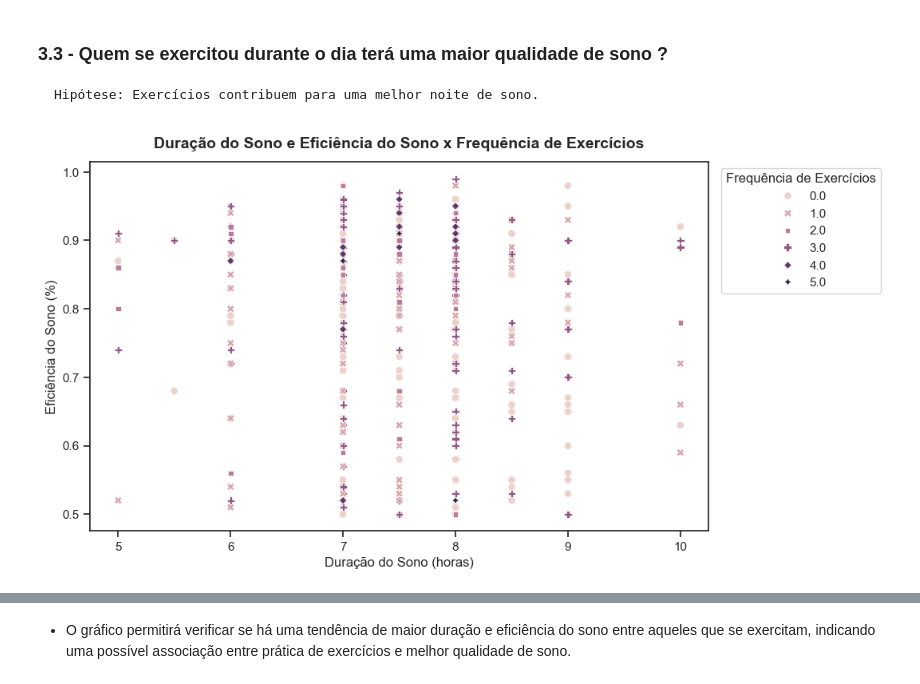
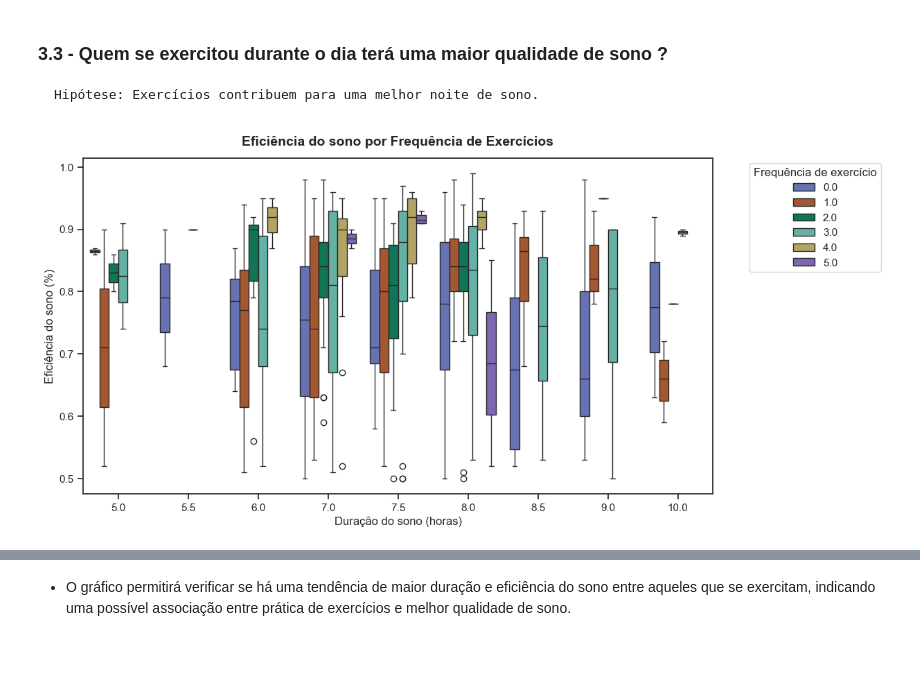
Before and after one commit to atlantico-academy/equipe2-2024.3, a Jupyter notebook: notebooks/01-exploratory_data_analysis.ipynb, the cells around one changed output, grey strips where cells are left out. Saved outputs shown, nothing was run; the diff lists cells and outputs as text; code cells hidden in the pictures; blank space fills up the shorter version.

```diff
--- a/notebooks/01-exploratory_data_analysis.ipynb
+++ b/notebooks/01-exploratory_data_analysis.ipynb
@@ -9,6 +9,6 @@ import seaborn as sns
 from matplotlib.colors import LinearSegmentedColormap
 
 #Definindo a paleta de cores
-colors= ["#596abe", "#b7521f", "#00865f"]
+colors= ["#596abe", "#b7521f", "#00865f","#59bead","#bead59","#7b59be"]
 sns.set_theme(style="ticks")
 sns.set_palette(sns.color_palette(colors))
@@ -261,0 +281,18 @@ plt.show()
+# %%
+#Criando uma nova coluna para categorizar a duração de sonoem faixas
+bins=[0,5,6,7,8,9,10]
+labels=['5', '6','7', '8', '9', '10' ]
+df['Sleep Duration Category'] = pd.cut(df['Sleep duration'], bins=bins, labels=labels, include_lowest=True)
+
+#Criando o boxplot
+
+plt.figure(figsize=(10,6))
+sns.boxplot(data=df, x='Sleep Duration Category', y='Sleep efficiency', hue='Sleep Duration Category', palette=["#596abe", "#b7521f", "#00865f","#59bead","#bead59","#7b59be"], dodge=False)
+
+# Configurando títulos
+plt.title('Eficiência do Sono x Duração do Sono', fontweight='bold', fontsize=14, y=1.02)
+plt.xlabel('Duração do Sono (horas)')
+plt.ylabel('Eficiência do Sono (%)')
+
+plt.tight_layout()
+plt.show()
@@ -321,22 +360,20 @@ Isso sugere que, no contexto dessa amostra, o status de fumante não parece ter
 
     Hipótese: Exercícios contribuem para uma melhor noite de sono.
 # %%
-#Configurando o tamanho do gráfico
 plt.figure(figsize=(10,6))
+sns.boxplot(x='Sleep duration', y='Sleep efficiency', data=df, hue='Exercise frequency', palette=["#596abe", "#b7521f", "#00865f","#59bead","#bead59","#7b59be"])
 
-#Criando o scatter plot
-sns.scatterplot(data=df,
-                x='Sleep duration',
-                y='Sleep efficiency',
-                hue='Exercise frequency',
-                color= colors[2], style='Exercise frequency', s=45 )
-#Adicionando títulos
-plt.title('Duração do Sono e Eficiência do Sono x Frequência de Exercícios', fontweight='bold', fontsize=14, y=1.02)
-plt.xlabel('Duração do Sono (horas)')
-plt.ylabel('Eficiência do Sono (%)')
+#Adicionando título
+plt.title('Eficiência do sono por Frequência de Exercícios', fontweight='bold', fontsize=14, y=1.02 )
+plt.xlabel('Duração do sono (horas)', fontsize=12)
+plt.ylabel('Eficiência do sono (%)', fontsize=12)
+plt.xticks(rotation=0)
+plt.tight_layout()
 
-#Legenda
-plt.legend(title= 'Frequência de Exercícios', bbox_to_anchor=(1.01,1), loc='upper left')
+#Colocando a legenda
+plt.legend(title='Frequência de exercício', bbox_to_anchor=(1.05,1), loc='upper left')
+
+# Exibir o gráfico
 plt.show()
 # %% [output]
-[figure, old version]
+[figure, new version]
```
Also changed, not shown: parts of 10 cells of this notebook, 1 other file.
